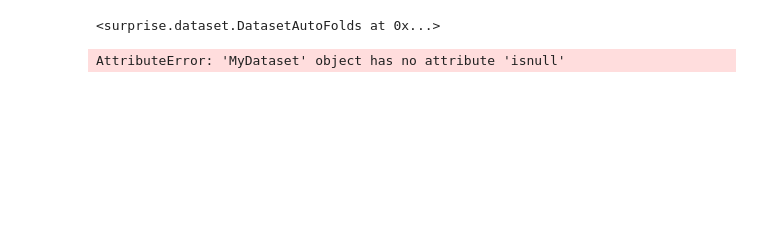
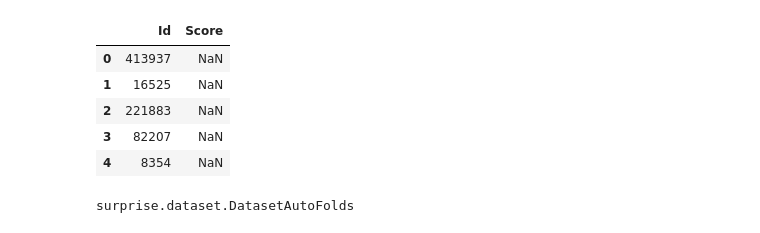
Before and after one commit to cyu1221/CS506_Kaggle_Competition, a Jupyter notebook: kaggle_cs506.ipynb, the cells around one changed output. Drawn from its saved outputs; the diff is of its cells as text; code cells hidden in the pictures; blank space fills up the shorter version.

```diff
--- a/kaggle_cs506.ipynb
+++ b/kaggle_cs506.ipynb
@@ -138,0 +432,9 @@ group1.head()
+# %%
+test.head()
+# %% [output]
+|  | Id | Score |
+| 0 | 413937 | NaN |
+| 1 | 16525 | NaN |
+| 2 | 221883 | NaN |
+| 3 | 82207 | NaN |
+| 4 | 8354 | NaN |
@@ -139,19 +451,12 @@ group1.head()
 # %%
+import surprise
 from surprise import SVD
 from surprise import Dataset
 from surprise.model_selection import cross_validate
 
-# Load the movielens-100k dataset (download it if needed).
-data = Dataset.load_builtin('ml-100k')
-data
-# Use the famous SVD algorithm.
-#algo = SVD()
-
-# Run 5-fold cross-validation and print results.
-#cross_validate(algo, data, measures=['RMSE', 'MAE'], cv=5, verbose=True)
+data = surprise.Dataset.load_builtin('ml-100k')
+data.split(2)
-# %% [output]
-<surprise.dataset.DatasetAutoFolds at 0x...>
-# %%
-data.isnull()
-# %% [output]
-AttributeError: 'MyDataset' object has no attribute 'isnull'
+# %%
+type(data)
+# %% [output]
+surprise.dataset.DatasetAutoFolds
```
Also changed, not shown: parts of 35 cells of this notebook.
